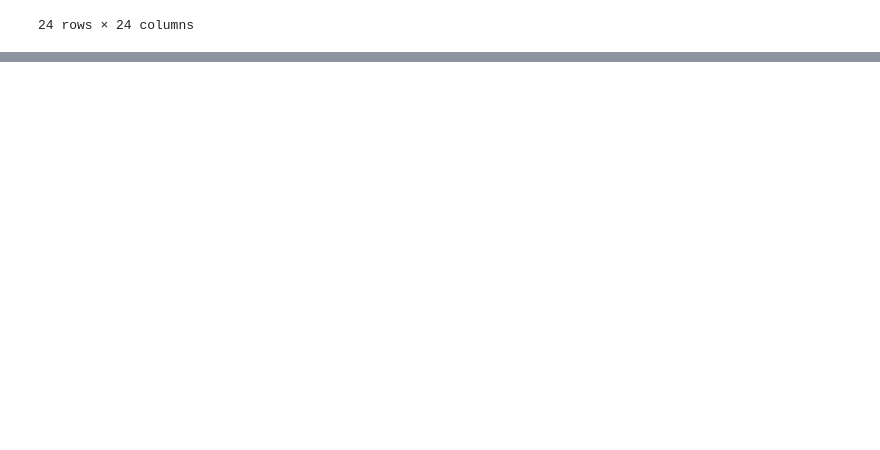
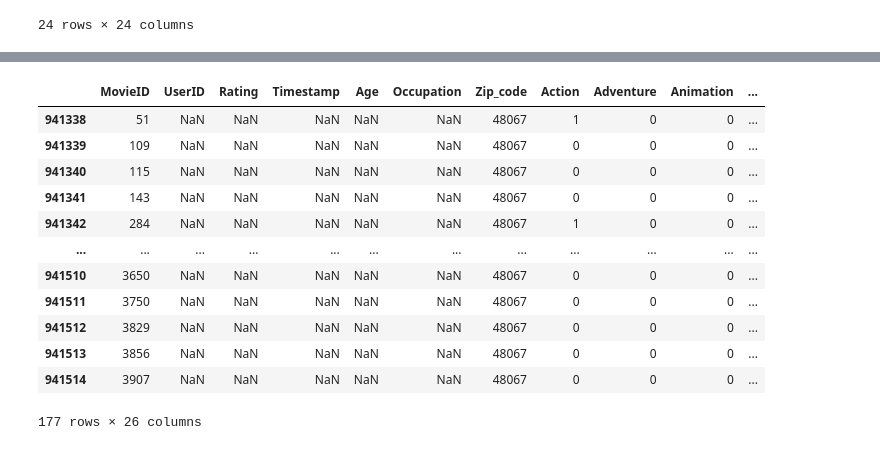
Before and after one commit to swatishayna/Movielens-case-study, a Jupyter notebook: notebooks/Untitled.ipynb, the cells around one changed output, grey strips where cells are left out. Saved outputs shown, nothing was run; the diff lists cells and outputs as text; code cells hidden in the pictures; blank space fills up the shorter version.

```diff
--- a/notebooks/Untitled.ipynb
+++ b/notebooks/Untitled.ipynb
@@ -376,3 +399,15 @@ df.corr()
 df = df.join(df['Gender'].str.get_dummies())
 # %%
 df.drop(columns=['Gender','F'],inplace =True)
+# %%
+df.drop(columns =['Title'], inplace=True)
+# %%
+def cleanzipcode(col):
+    for i in df.Zip_code:
+        try:
+            i = i.replace("-","")
+            return i
+        except:
+            return i
+df['Zip_code'] = df['Zip_code'].apply(cleanzipcode)
+df['Zip_code']=df['Zip_code'].astype('int')
@@ -378,0 +434,17 @@ df.drop(columns=['Gender','F'],inplace =True)
+# %%
+df.isnull().sum(0)
+df[df['UserID'].isna()]
+# %% [output]
+|  | MovieID | UserID | Rating | Timestamp | Age | Occupation | Zip_code | Action | Adventure | Animation | ... |
+| 941338 | 51 | NaN | NaN | NaN | NaN | NaN | 48067 | 1 | 0 | 0 | ... |
+| 941339 | 109 | NaN | NaN | NaN | NaN | NaN | 48067 | 0 | 0 | 0 | ... |
+| 941340 | 115 | NaN | NaN | NaN | NaN | NaN | 48067 | 0 | 0 | 0 | ... |
+| 941341 | 143 | NaN | NaN | NaN | NaN | NaN | 48067 | 0 | 0 | 0 | ... |
+| 941342 | 284 | NaN | NaN | NaN | NaN | NaN | 48067 | 1 | 0 | 0 | ... |
+| ... | ... | ... | ... | ... | ... | ... | ... | ... | ... | ... | ... |
+| 941510 | 3650 | NaN | NaN | NaN | NaN | NaN | 48067 | 0 | 0 | 0 | ... |
+| 941511 | 3750 | NaN | NaN | NaN | NaN | NaN | 48067 | 0 | 0 | 0 | ... |
+| 941512 | 3829 | NaN | NaN | NaN | NaN | NaN | 48067 | 0 | 0 | 0 | ... |
+| 941513 | 3856 | NaN | NaN | NaN | NaN | NaN | 48067 | 0 | 0 | 0 | ... |
+| 941514 | 3907 | NaN | NaN | NaN | NaN | NaN | 48067 | 0 | 0 | 0 | ... |
+177 rows × 26 columns
```
Also changed, not shown: parts of 13 cells of this notebook.
